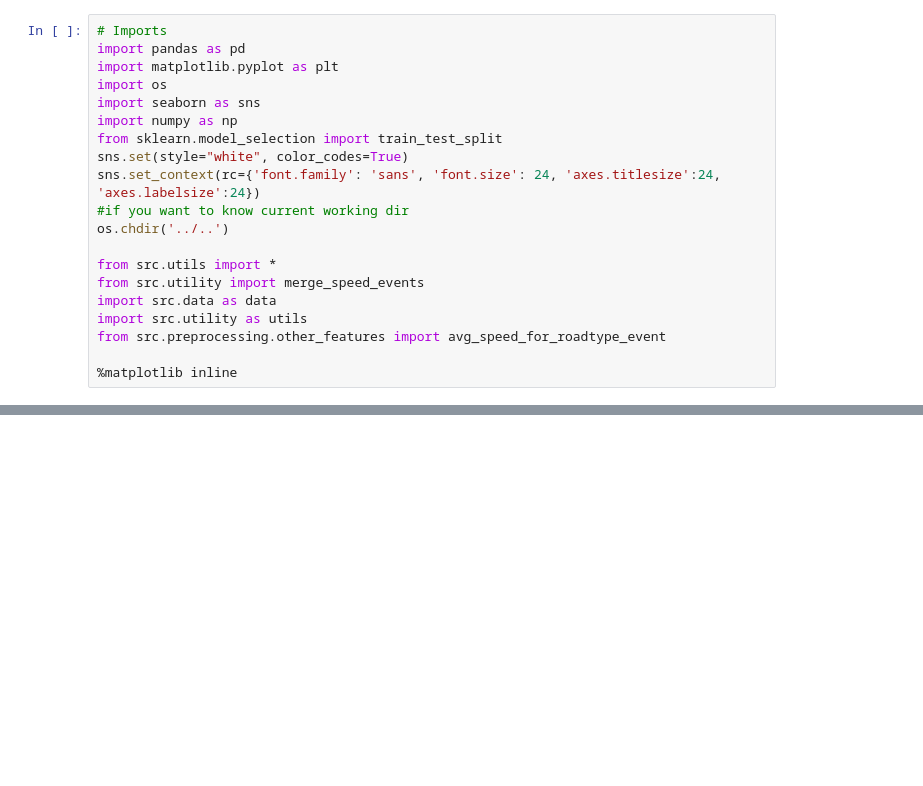
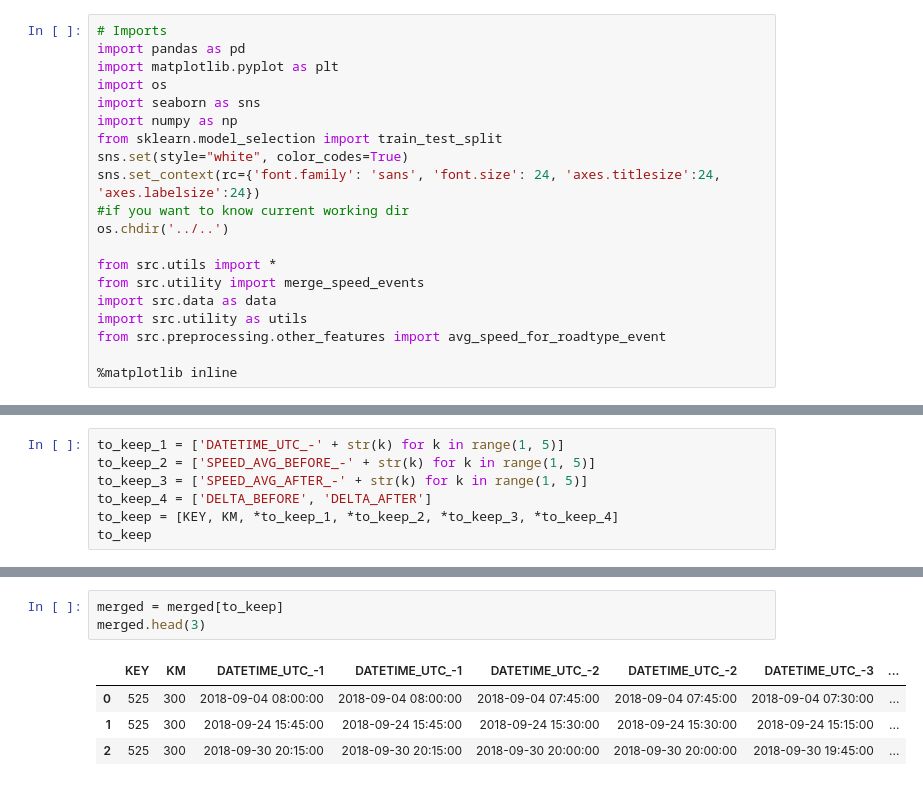
Before and after one commit to gianpy15/DMProject, a Jupyter notebook: notebooks/Gianpy/features.ipynb, the cells around one changed output, grey strips where cells are left out. Drawn from its saved outputs; the diff is of its cells as text; blank space fills up the shorter version.

```diff
--- a/notebooks/Gianpy/features.ipynb
+++ b/notebooks/Gianpy/features.ipynb
@@ -67,0 +168,7 @@ df.head(2)
+# %%
+to_keep_1 = ['DATETIME_UTC_-' + str(k) for k in range(1, 5)]
+to_keep_2 = ['SPEED_AVG_BEFORE_-' + str(k) for k in range(1, 5)]
+to_keep_3 = ['SPEED_AVG_AFTER_-' + str(k) for k in range(1, 5)]
+to_keep_4 = ['DELTA_BEFORE', 'DELTA_AFTER']
+to_keep = [KEY, KM, *to_keep_1, *to_keep_2, *to_keep_3, *to_keep_4]
+to_keep
@@ -67,0 +192,8 @@ df.head(2)
+# %%
+merged = merged[to_keep]
+merged.head(3)
+# %% [output]
+|  | KEY | KM | DATETIME_UTC_-1 | DATETIME_UTC_-1 | DATETIME_UTC_-2 | DATETIME_UTC_-2 | DATETIME_UTC_-3 | ... |
+| 0 | 525 | 300 | 2018-09-04 08:00:00 | 2018-09-04 08:00:00 | 2018-09-04 07:45:00 | 2018-09-04 07:45:00 | 2018-09-04 07:30:00 | ... |
+| 1 | 525 | 300 | 2018-09-24 15:45:00 | 2018-09-24 15:45:00 | 2018-09-24 15:30:00 | 2018-09-24 15:30:00 | 2018-09-24 15:15:00 | ... |
+| 2 | 525 | 300 | 2018-09-30 20:15:00 | 2018-09-30 20:15:00 | 2018-09-30 20:00:00 | 2018-09-30 20:00:00 | 2018-09-30 19:45:00 | ... |
```
Also changed, not shown: parts of 19 cells of this notebook, 2 other files.
